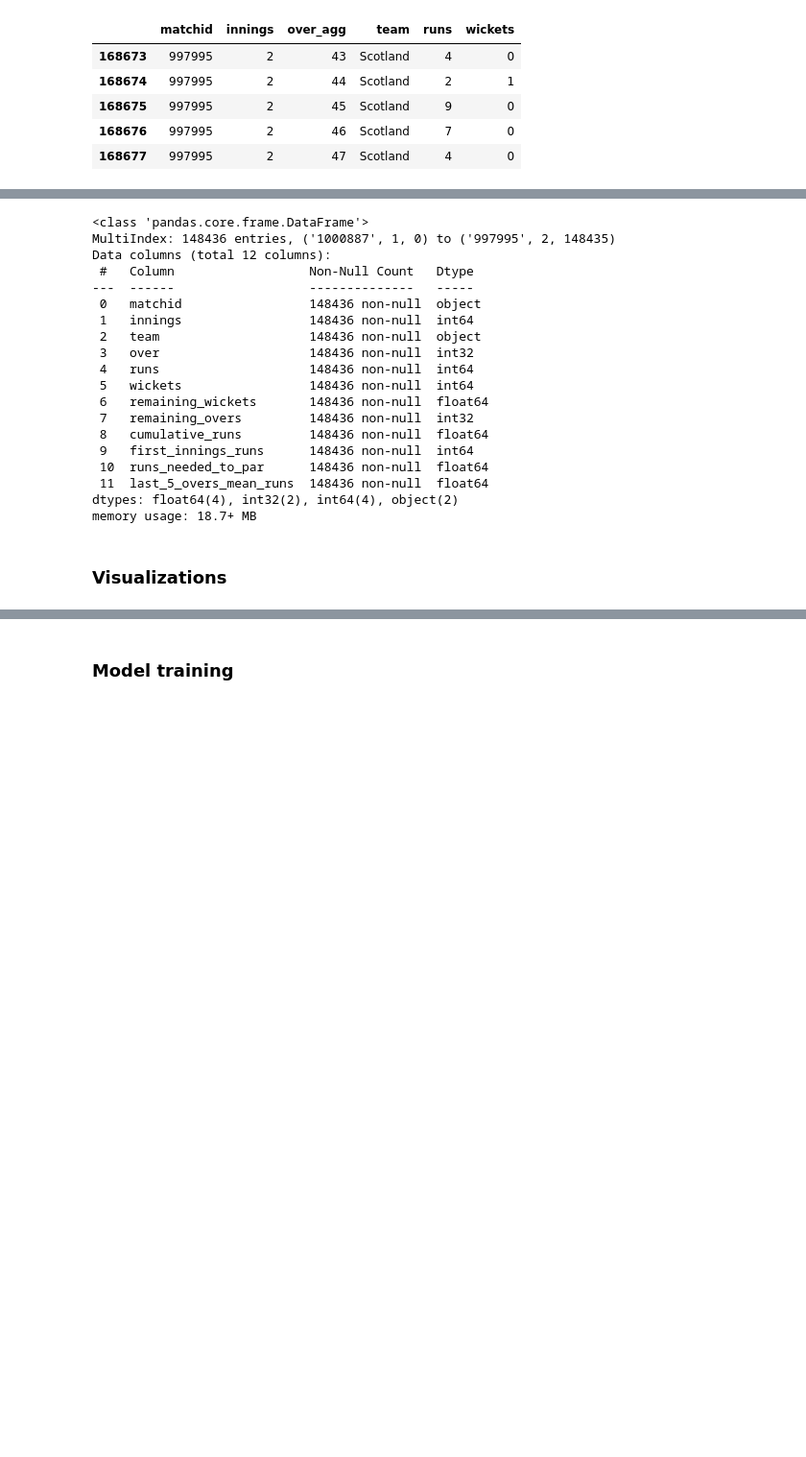
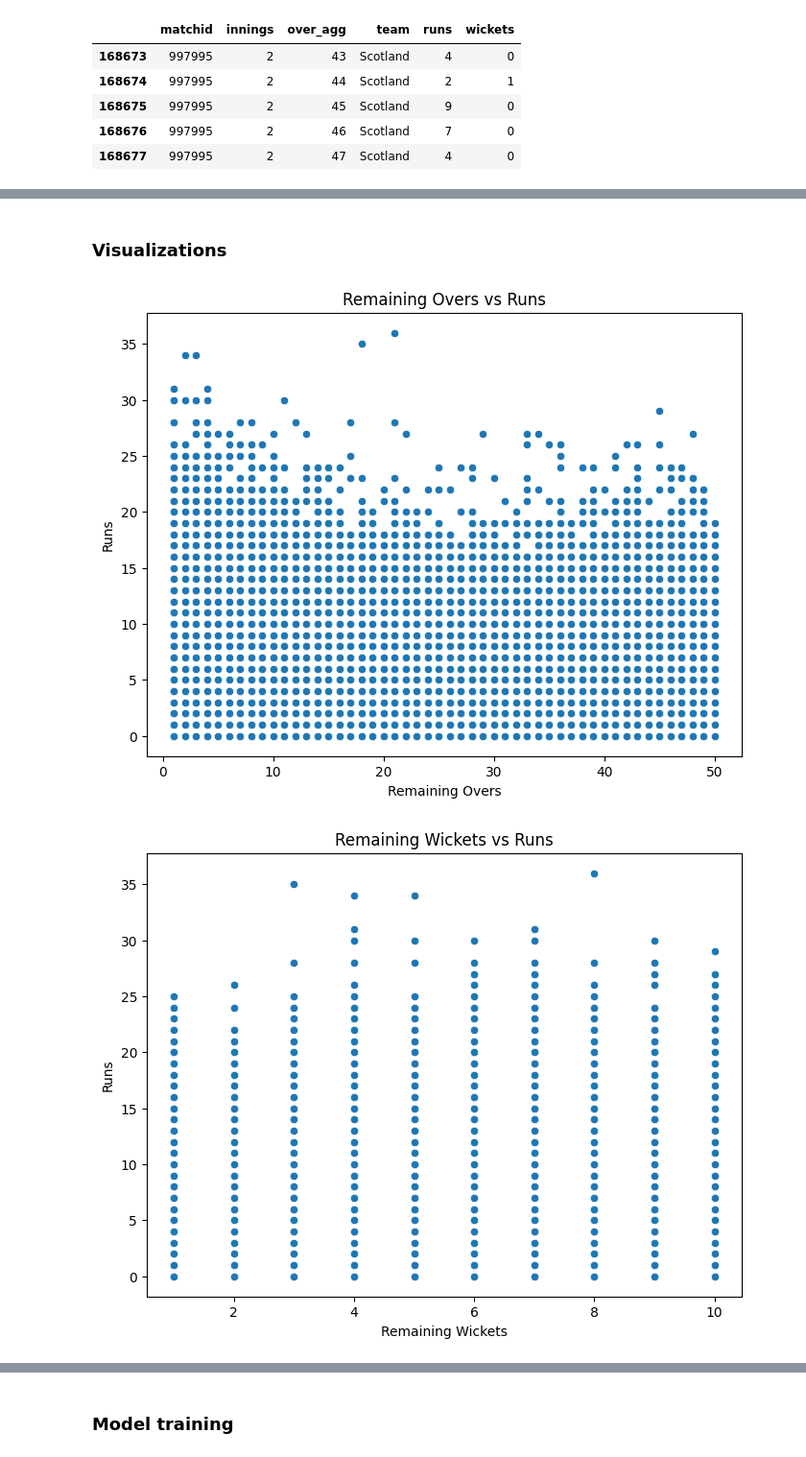
Before and after one commit to stecasta/cricket-predictions, a Jupyter notebook: notebooks/assessment.ipynb, the cells around one changed output, grey strips where cells are left out. Shown at 96% size. Drawn from its saved outputs; the diff is of its cells as text; code cells hidden in the pictures; blank space fills up the shorter version.

```diff
--- a/notebooks/assessment.ipynb
+++ b/notebooks/assessment.ipynb
@@ -484,22 +591,0 @@ assert grouped_df.duplicated().sum() == 0
-# %%
-grouped_df.info()
-# %% [output]
-<class 'pandas.core.frame.DataFrame'>
-MultiIndex: 148436 entries, ('1000887', 1, 0) to ('997995', 2, 148435)
-Data columns (total 12 columns):
- #   Column                  Non-Null Count   Dtype
----  ------                  --------------   -----
- 0   matchid                 148436 non-null  object
- 1   innings                 148436 non-null  int64
- 2   team                    148436 non-null  object
- 3   over                    148436 non-null  int32
- 4   runs                    148436 non-null  int64
- 5   wickets                 148436 non-null  int64
- 6   remaining_wickets       148436 non-null  float64
- 7   remaining_overs         148436 non-null  int32
- 8   cumulative_runs         148436 non-null  float64
- 9   first_innings_runs      148436 non-null  int64
- 10  runs_needed_to_par      148436 non-null  float64
- 11  last_5_overs_mean_runs  148436 non-null  float64
-dtypes: float64(4), int32(2), int64(4), object(2)
-memory usage: 18.7+ MB
@@ -531,34 +596,37 @@ import matplotlib.pyplot as plt
 import seaborn as sns
 
 # 1. Remaining overs vs Runs
 plt.figure(figsize=(8, 6))
-sns.scatterplot(data=grouped_df, x="remaining_overs", y="runs")
+sns.scatterplot(data=overs_ds, x="remaining_overs", y="runs")
 plt.title('Remaining Overs vs Runs')
 plt.xlabel('Remaining Overs')
 plt.ylabel('Runs')
 plt.show()
 
 # 2. Remaining wickets vs Runs
 plt.figure(figsize=(8, 6))
-sns.scatterplot(data=grouped_df, x="remaining_wickets", y="runs")
+sns.scatterplot(data=overs_ds, x="remaining_wickets", y="runs")
 plt.title('Remaining Wickets vs Runs')
 plt.xlabel('Remaining Wickets')
 plt.ylabel('Runs')
 plt.show()
 
 # 3. Remaining overs and Remaining wickets vs Runs
 plt.figure(figsize=(8, 6))
-sns.scatterplot(data=grouped_df, x="remaining_overs", y="runs", hue="remaining_wickets", palette="viridis")
+sns.scatterplot(data=overs_ds, x="remaining_overs", y="runs", hue="remaining_wickets", palette="viridis")
 plt.title('Remaining Overs and Remaining Wickets vs Runs')
 plt.xlabel('Remaining Overs')
 plt.ylabel('Runs')
 plt.legend(title='Remaining Wickets')
 plt.show()
 
 # 4. Percentage of combined resources vs Runs
 plt.figure(figsize=(8, 6))
-sns.scatterplot(data=grouped_df, x="percentage_of_combined_resources", y="runs")
+sns.scatterplot(data=overs_ds, x="percentage_of_combined_resources", y="runs")
 plt.title('Percentage of Combined Resources vs Runs')
 plt.xlabel('Percentage of Combined Resources')
 plt.ylabel('Runs')
 plt.show()
+# %% [output]
+[figure, added]
+[figure, added]
```
Also changed, not shown: parts of 86 cells of this notebook.
